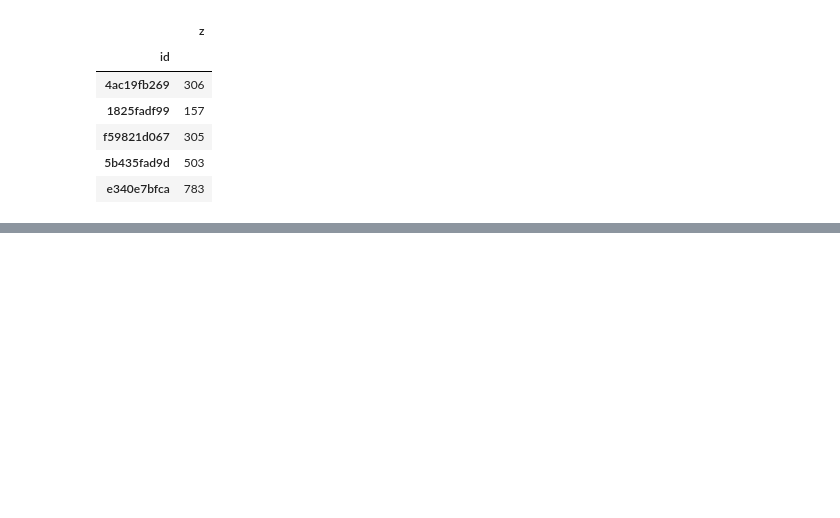
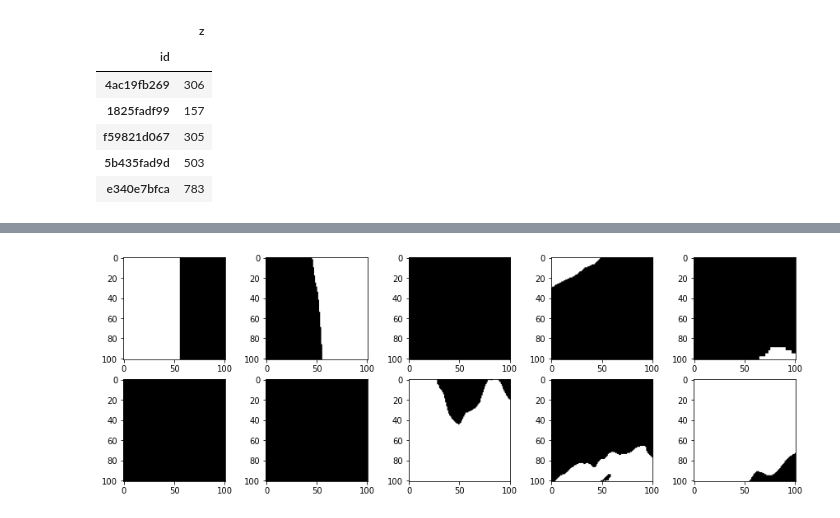
Before and after one commit to kurogo-nguyen/TGS-Salt-Identification-Challenge, a Jupyter notebook: Code.ipynb, the cells around one changed output, grey strips where cells are left out. Saved outputs shown, nothing was run; the diff lists cells and outputs as text; code cells hidden in the pictures; blank space fills up the shorter version.

```diff
--- a/Code.ipynb
+++ b/Code.ipynb
@@ -63,0 +81,4 @@ show_img(train_masks)
+# %%
+show_img(train_df["mask"])
+# %% [output]
+[figure, added]
```
Also changed, not shown: parts of 17 cells of this notebook.
